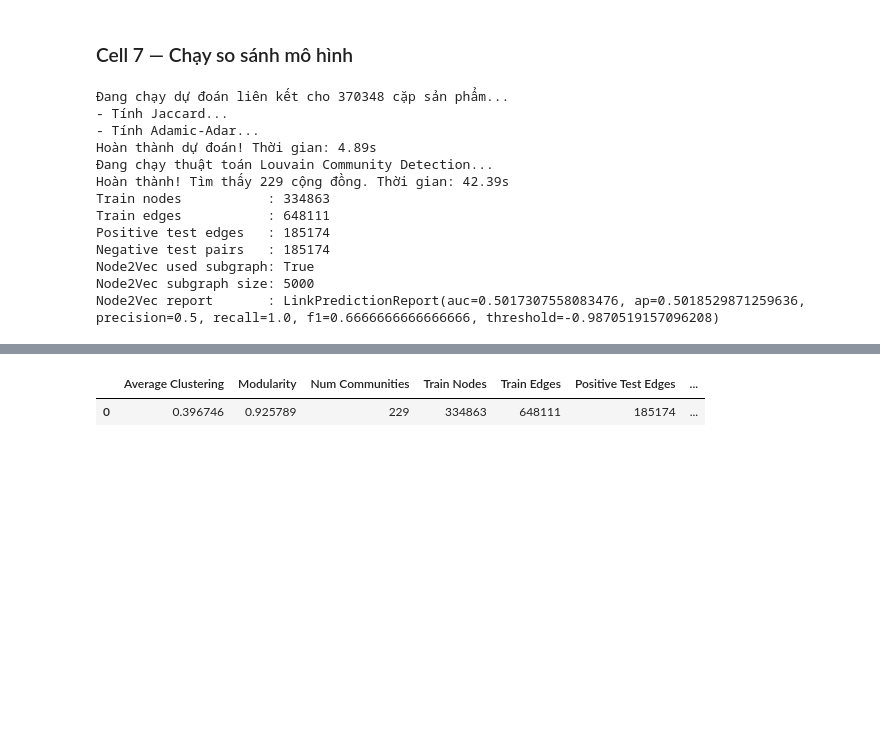
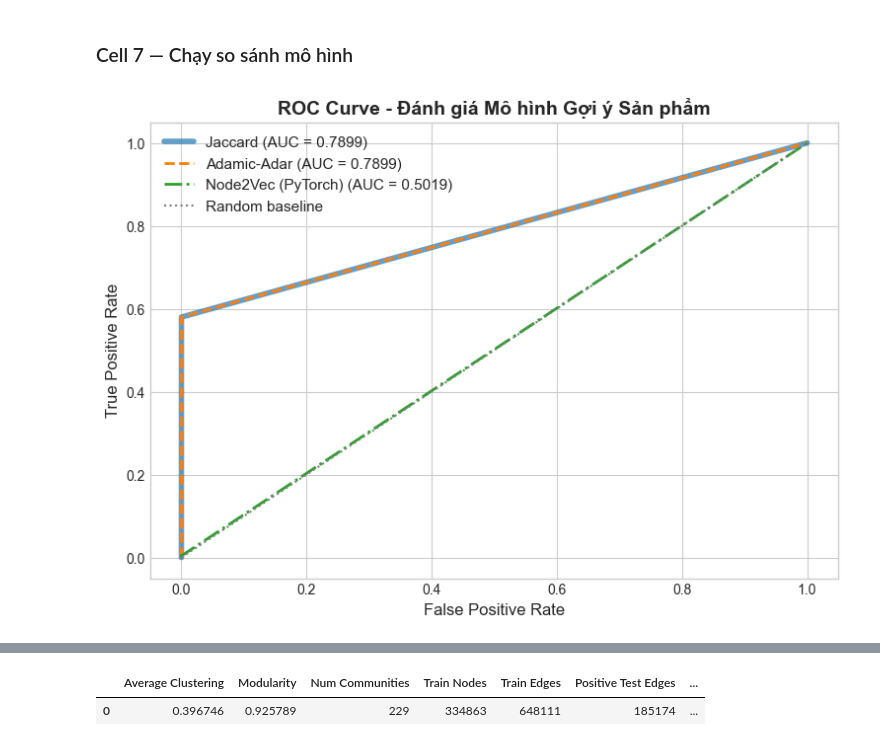
Before and after one commit to NhanThiencoder/Amazon-Graph-Recommender, a Jupyter notebook: notebooks/04_Link_Prediction_Node2Vec.ipynb, the cells around one changed output, grey strips where cells are left out. Cells and saved outputs as stored; diff of their text form; code cells hidden in the pictures; blank space fills up the shorter version.

Commit message:
fix link_prediction

```diff
--- a/notebooks/04_Link_Prediction_Node2Vec.ipynb
+++ b/notebooks/04_Link_Prediction_Node2Vec.ipynb
@@ -118,10 +130,8 @@ Density    : 0.00001651
 # %% [markdown]
 ### Cell 6 — Thiết lập tham số thí nghiệm
 # %%
+
 SEED = 42
-TEST_FRAC = 0.20
-VAL_FRAC = 0.10
-
 NODE2VEC_PARAMS = {
     "run_node2vec": True,
     "node2vec_subgraph_size": 5000,
@@ -131,3 +141,18 @@ NODE2VEC_PARAMS = {
     "node2vec_epochs": 1,
     "node2vec_batch_size": 256,
 }
+
+result = run_model_comparison(G, test_frac=0.20, val_frac=0.10, seed=SEED, **NODE2VEC_PARAMS)
+
+def report_to_row(name, report):
+    if report is None: return {"Model": name, "Precision": np.nan, "Recall": np.nan, "AUC": np.nan, "AP": np.nan, "F1": np.nan}
+    return {"Model": name, "Precision": report.precision, "Recall": report.recall, "AUC": report.auc, "AP": report.ap, "F1": report.f1}
+
+results_df = pd.DataFrame([
+    report_to_row("Jaccard", result.report_jaccard),
+    report_to_row("Adamic-Adar", result.report_adamic),
+    report_to_row("Node2Vec", result.report_node2vec),
+]).sort_values(by="AUC", ascending=False).reset_index(drop=True)
+
+print("=== BẢNG SO SÁNH HIỆU SUẤT MÔ HÌNH ===")
+display(results_df)
@@ -134,32 +171,31 @@ NODE2VEC_PARAMS = {
 # %% [markdown]
 ### Cell 7 — Chạy so sánh mô hình
 # %%
-result = run_model_comparison(
-    G,
-    test_frac=TEST_FRAC,
-    val_frac=VAL_FRAC,
-    seed=SEED,
-    **NODE2VEC_PARAMS,
-)
+# %%
+def plot_roc_curve(pos_scores, neg_scores, label, ax, ls='-', alpha=1.0, lw=2):
+    y_true = np.array([1] * len(pos_scores) + [0] * len(neg_scores))
+    y_score = np.array(list(pos_scores) + list(neg_scores))
+    fpr, tpr, _ = roc_curve(y_true, y_score)
+    roc_auc = auc(fpr, tpr)
+    # Thêm tham số linestyle (ls) và độ mờ (alpha)
+    ax.plot(fpr, tpr, linewidth=lw, linestyle=ls, alpha=alpha, label=f"{label} (AUC = {roc_auc:.4f})")
 
-print("Train nodes           :", result.n_nodes_train)
-print("Train edges           :", result.n_edges_train)
-print("Positive test edges   :", result.n_pos_test)
-print("Negative test pairs   :", result.n_neg_test)
-print("Node2Vec used subgraph:", result.node2vec_used_subgraph)
-print("Node2Vec subgraph size:", result.node2vec_subgraph_size)
-print("Node2Vec report       :", result.report_node2vec)
+fig, ax = plt.subplots(figsize=(9, 6))
+
+# Vẽ Jaccard nét liền, dầy hơn (lw=3) và mờ đi một chút (alpha=0.7)
+plot_roc_curve(result.jacc_pos, result.jacc_neg, "Jaccard", ax, ls='-', alpha=0.7, lw=4)
+
+# Vẽ Adamic-Adar bằng nét đứt (ls='--') đè lên trên để lộ đường Jaccard bên dưới
+plot_roc_curve(result.adam_pos, result.adam_neg, "Adamic-Adar", ax, ls='--', alpha=1.0, lw=2)
+
+if result.report_node2vec is not None and len(result.n2v_pos) > 0:
+    plot_roc_curve(result.n2v_pos, result.n2v_neg, "Node2Vec (PyTorch)", ax, ls='-.', lw=2)
+
+ax.plot([0, 1], [0, 1], linestyle=":", linewidth=1.5, color="gray", label="Random baseline")
+ax.set_title("ROC Curve - Đánh giá Mô hình Gợi ý Sản phẩm", fontsize=14, fontweight='bold')
+ax.set_xlabel("False Positive Rate", fontsize=12)
+ax.set_ylabel("True Positive Rate", fontsize=12)
+ax.legend(fontsize=11)
+plt.show()
 # %% [output]
-Đang chạy dự đoán liên kết cho 370348 cặp sản phẩm...
-- Tính Jaccard...
-- Tính Adamic-Adar...
-Hoàn thành dự đoán! Thời gian: 4.89s
-Đang chạy thuật toán Louvain Community Detection...
-Hoàn thành! Tìm thấy 229 cộng đồng. Thời gian: 42.39s
-Train nodes           : 334863
-Train edges           : 648111
-Positive test edges   : 185174
-Negative test pairs   : 185174
-Node2Vec used subgraph: True
-Node2Vec subgraph size: 5000
-Node2Vec report       : LinkPredictionReport(auc=0.5017307558083476, ap=0.5018529871259636, precision=0.5, recall=1.0, f1=0.6666666666666666, threshold=-0.9870519157096208)
+[figure, added]
```
Also changed, not shown: parts of 8 cells of this notebook.
